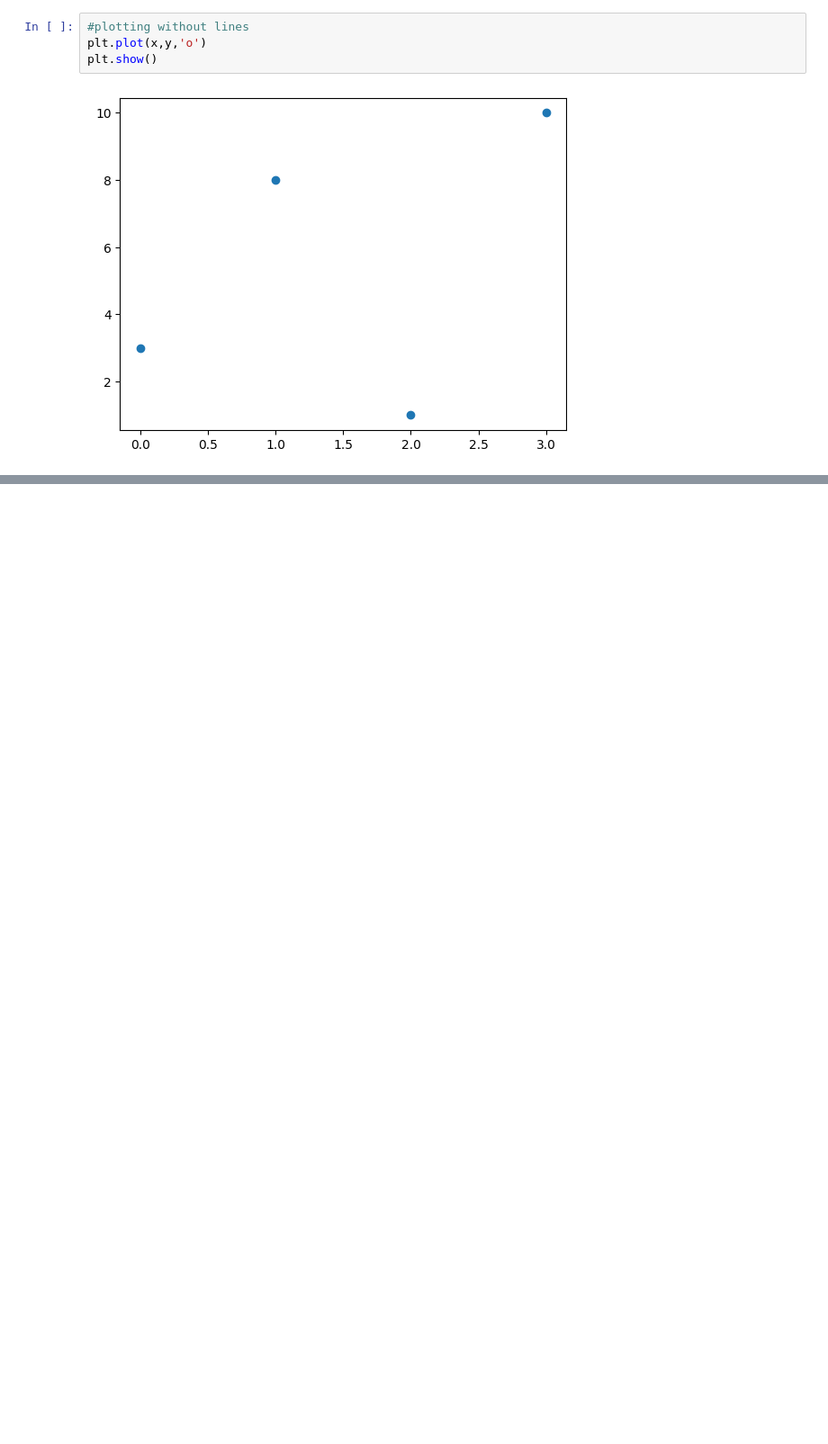
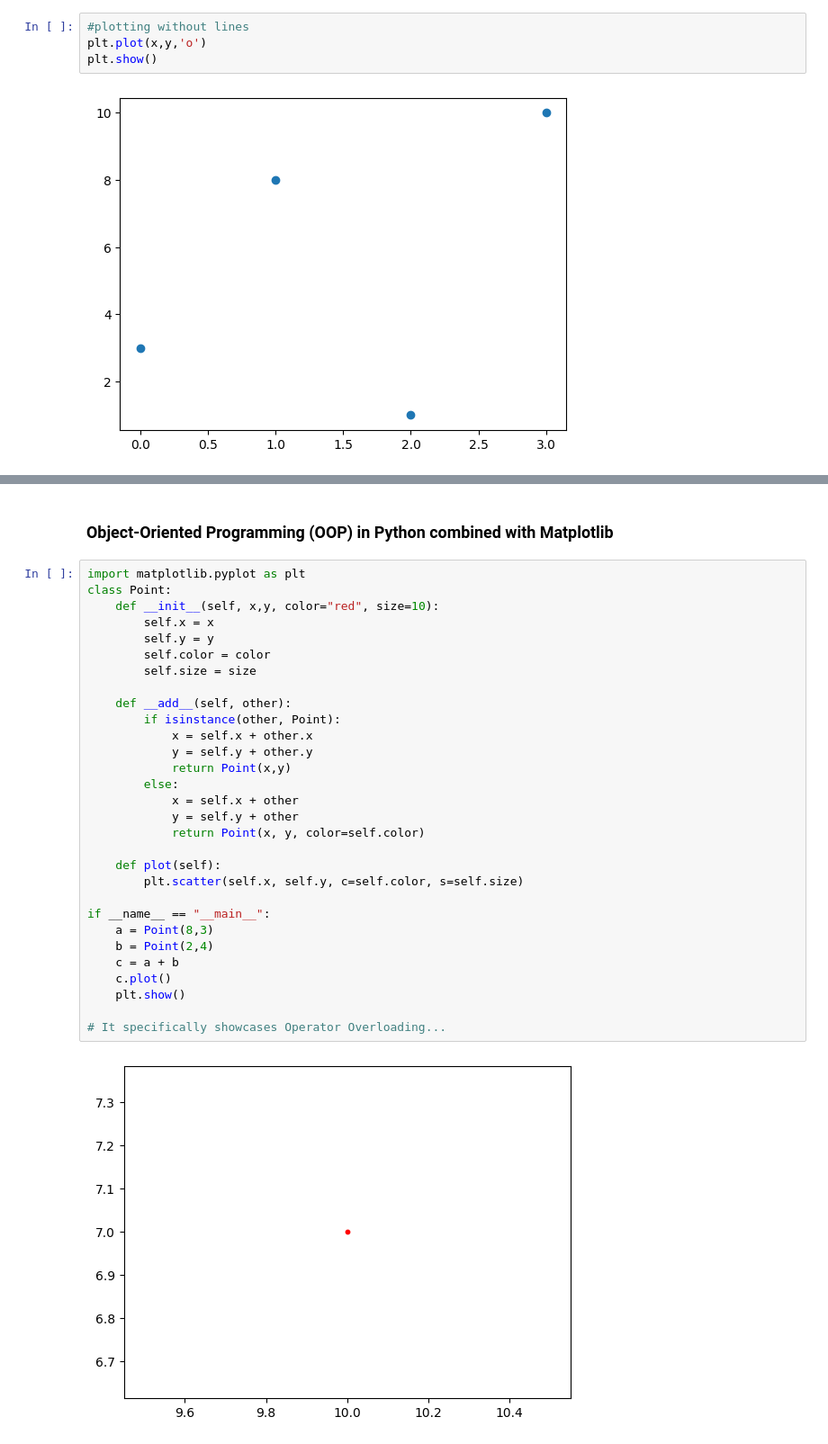
Before and after one commit to whomuditsingh/Python_matLab, a Jupyter notebook: workstation1.ipynb, the cells around one changed output, grey strips where cells are left out. Shown at 90% size. Saved outputs shown, nothing was run; the diff lists cells and outputs as text; blank space fills up the shorter version.

```diff
--- a/workstation1.ipynb
+++ b/workstation1.ipynb
@@ -40 +41,35 @@ plt.plot(x2[5:], x2[5:]**2, 'r--')
 [figure]
+# %% [markdown]
+### Object-Oriented Programming (OOP) in Python combined with Matplotlib
+# %%
+import matplotlib.pyplot as plt
+class Point:
+	def __init__(self, x,y, color="red", size=10):
+		self.x = x
+		self.y = y
+		self.color = color
+		self.size = size
+
+	def __add__(self, other):
+		if isinstance(other, Point):
+			x = self.x + other.x
+			y = self.y + other.y
+			return Point(x,y)
+		else:
+			x = self.x + other
+			y = self.y + other
+			return Point(x, y, color=self.color)
+
+	def plot(self):
+		plt.scatter(self.x, self.y, c=self.color, s=self.size)
+
+if __name__ == "__main__":
+	a = Point(8,3)
+	b = Point(2,4)
+	c = a + b
+	c.plot()
+	plt.show()
+
+# It specifically showcases Operator Overloading...
+# %% [output]
+[figure, added]
```
Also changed, not shown: parts of 1 cell of this notebook.
